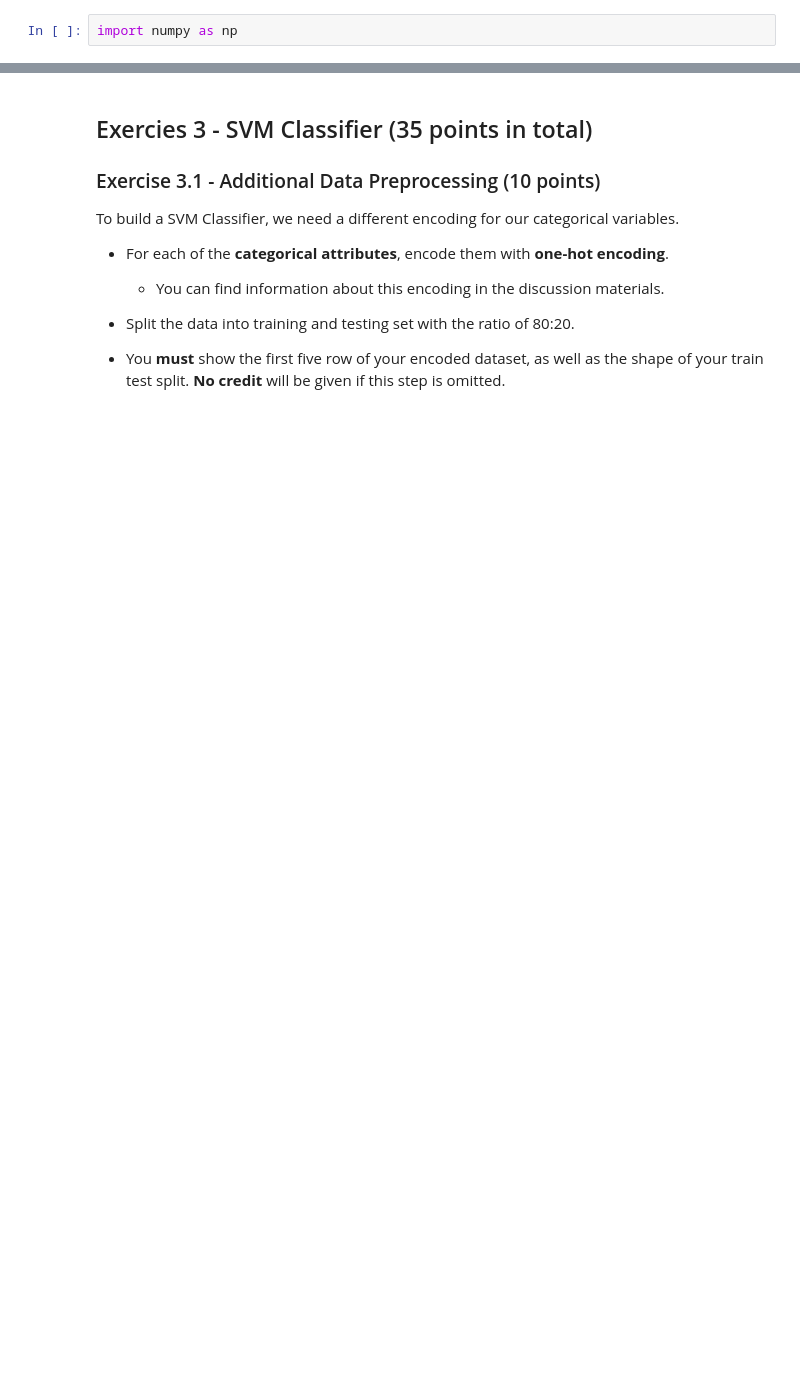
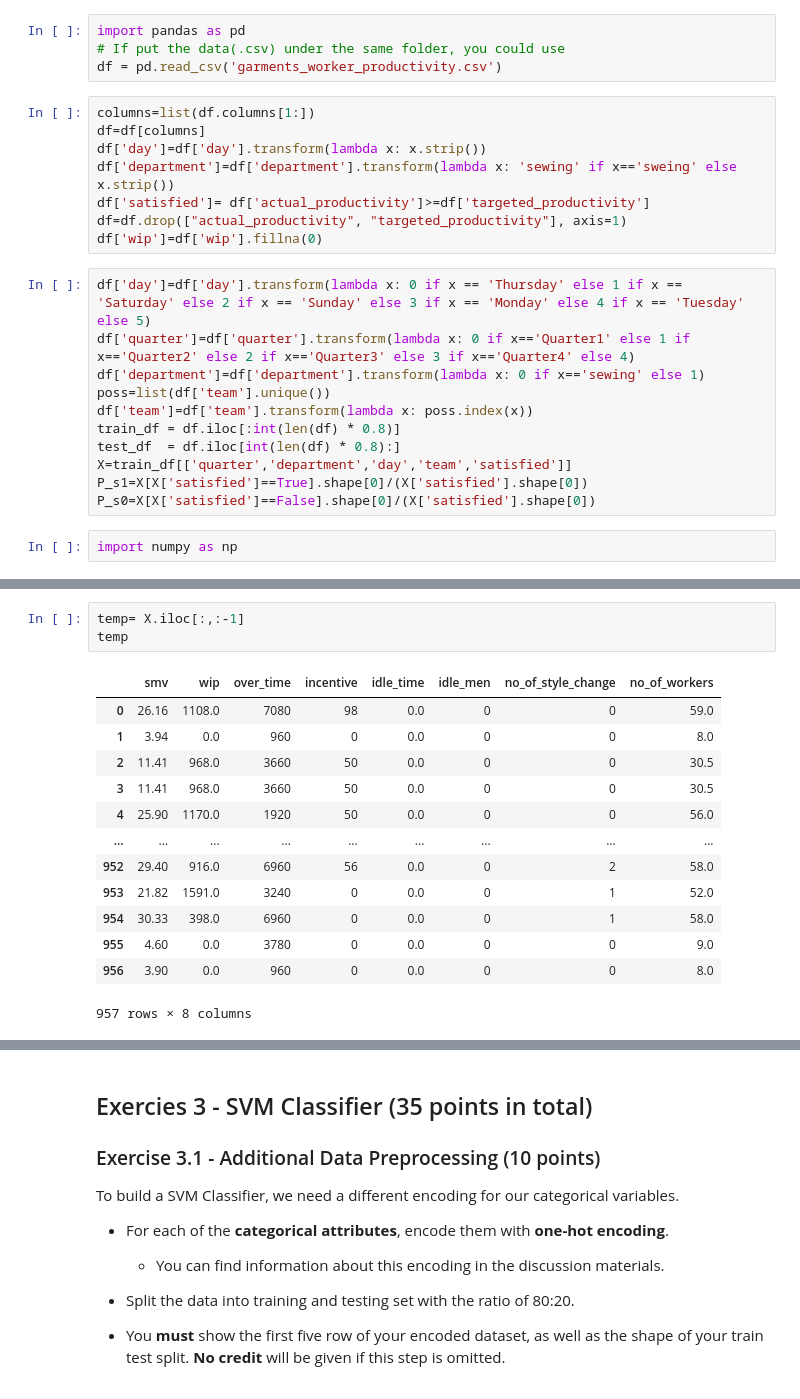
Before and after one commit to SriSupratikTalari/hw2, a Jupyter notebook: HW2_NB_&_SVMs.ipynb, the cells around one changed output, grey strips where cells are left out. Drawn from its saved outputs; the diff is of its cells as text; blank space fills up the shorter version.

```diff
--- a/HW2_NB_&_SVMs.ipynb
+++ b/HW2_NB_&_SVMs.ipynb
@@ -642,2 +579,25 @@ P_s1
+# %%
+import pandas as pd
+# If put the data(.csv) under the same folder, you could use
+df = pd.read_csv('garments_worker_productivity.csv')
+# %%
+columns=list(df.columns[1:])
+df=df[columns]
+df['day']=df['day'].transform(lambda x: x.strip())
+df['department']=df['department'].transform(lambda x: 'sewing' if x=='sweing' else x.strip())
+df['satisfied']= df['actual_productivity']>=df['targeted_productivity']
+df=df.drop(["actual_productivity", "targeted_productivity"], axis=1)
+df['wip']=df['wip'].fillna(0)
+# %%
+df['day']=df['day'].transform(lambda x: 0 if x == 'Thursday' else 1 if x == 'Saturday' else 2 if x == 'Sunday' else 3 if x == 'Monday' else 4 if x == 'Tuesday' else 5)
+df['quarter']=df['quarter'].transform(lambda x: 0 if x=='Quarter1' else 1 if x=='Quarter2' else 2 if x=='Quarter3' else 3 if x=='Quarter4' else 4)
+df['department']=df['department'].transform(lambda x: 0 if x=='sewing' else 1)
+poss=list(df['team'].unique())
+df['team']=df['team'].transform(lambda x: poss.index(x))
+train_df = df.iloc[:int(len(df) * 0.8)]
+test_df  = df.iloc[int(len(df) * 0.8):]
+X=train_df[['quarter','department','day','team','satisfied']]
+P_s1=X[X['satisfied']==True].shape[0]/(X['satisfied'].shape[0])
+P_s0=X[X['satisfied']==False].shape[0]/(X['satisfied'].shape[0])
 # %%
 import numpy as np
@@ -701,0 +621,17 @@ np.float64(0.0)
+# %%
+temp= X.iloc[:,:-1]
+temp
+# %% [output]
+|  | smv | wip | over_time | incentive | idle_time | idle_men | no_of_style_change | no_of_workers |
+| 0 | 26.16 | 1108.0 | 7080 | 98 | 0.0 | 0 | 0 | 59.0 |
+| 1 | 3.94 | 0.0 | 960 | 0 | 0.0 | 0 | 0 | 8.0 |
+| 2 | 11.41 | 968.0 | 3660 | 50 | 0.0 | 0 | 0 | 30.5 |
+| 3 | 11.41 | 968.0 | 3660 | 50 | 0.0 | 0 | 0 | 30.5 |
+| 4 | 25.90 | 1170.0 | 1920 | 50 | 0.0 | 0 | 0 | 56.0 |
+| ... | ... | ... | ... | ... | ... | ... | ... | ... |
+| 952 | 29.40 | 916.0 | 6960 | 56 | 0.0 | 0 | 2 | 58.0 |
+| 953 | 21.82 | 1591.0 | 3240 | 0 | 0.0 | 0 | 1 | 52.0 |
+| 954 | 30.33 | 398.0 | 6960 | 0 | 0.0 | 0 | 1 | 58.0 |
+| 955 | 4.60 | 0.0 | 3780 | 0 | 0.0 | 0 | 0 | 9.0 |
+| 956 | 3.90 | 0.0 | 960 | 0 | 0.0 | 0 | 0 | 8.0 |
+957 rows × 8 columns
```
Also changed, not shown: parts of 44 cells of this notebook, 1 other file.
